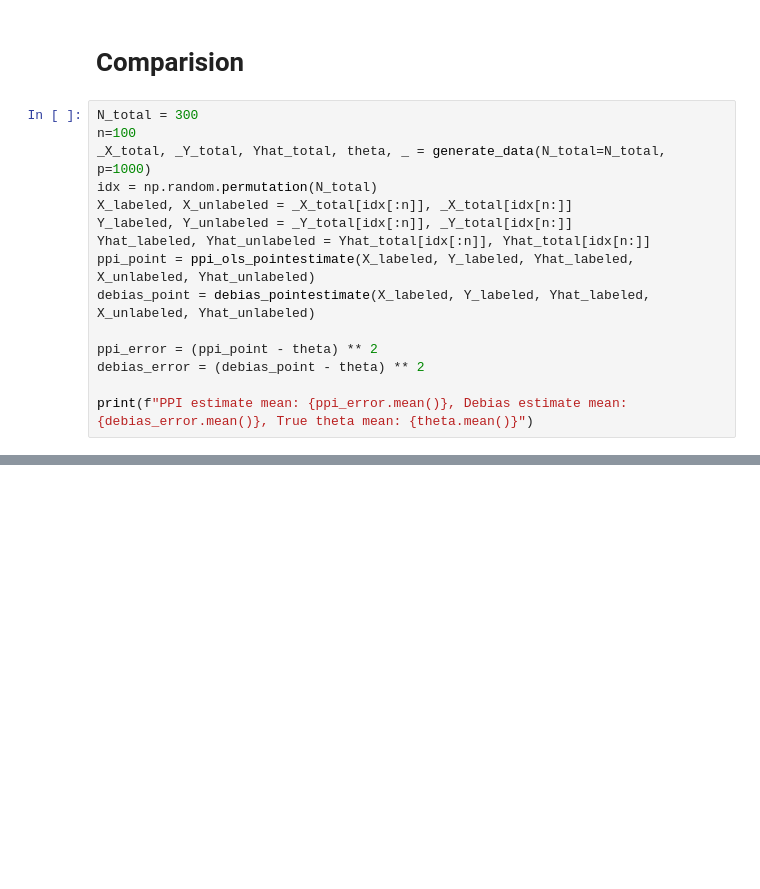
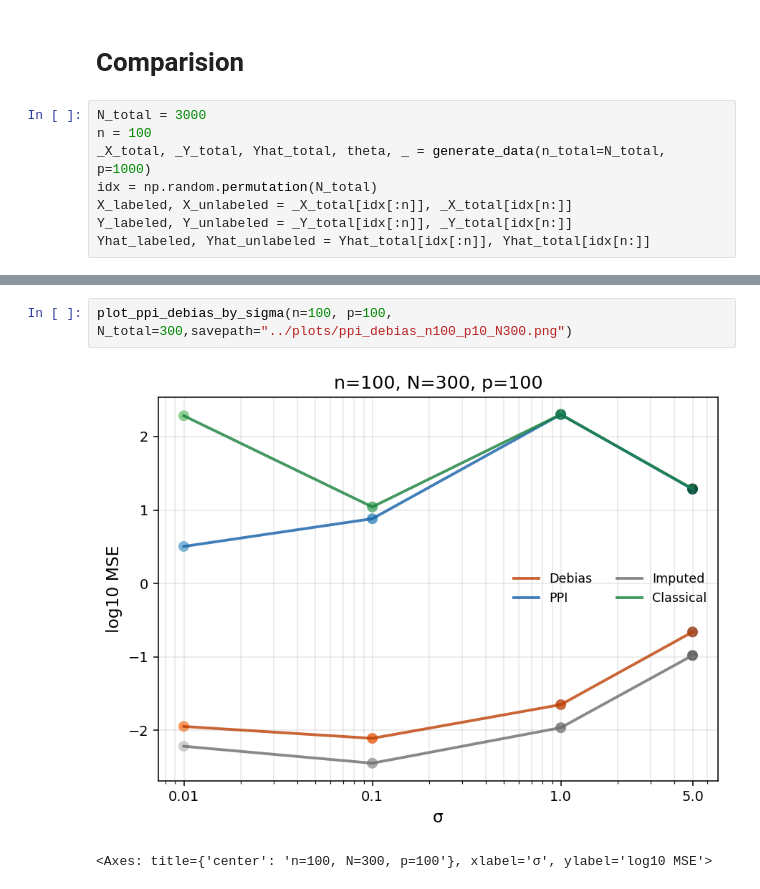
Before and after one commit to rosietao/ppi, a Jupyter notebook: examples/lr_rosie_0716_summary.ipynb, the cells around one changed output, grey strips where cells are left out. Drawn from its saved outputs; the diff is of its cells as text; blank space fills up the shorter version.

```diff
--- a/examples/lr_rosie_0716_summary.ipynb
+++ b/examples/lr_rosie_0716_summary.ipynb
@@ -504,17 +548,10 @@ n=100, p=1000, N=300
 # %% [markdown]
 # Comparision
 # %%
-N_total = 300
-n=100
-_X_total, _Y_total, Yhat_total, theta, _ = generate_data(N_total=N_total, p=1000)
+N_total = 3000
+n = 100
+_X_total, _Y_total, Yhat_total, theta, _ = generate_data(n_total=N_total, p=1000)
 idx = np.random.permutation(N_total)
 X_labeled, X_unlabeled = _X_total[idx[:n]], _X_total[idx[n:]]
 Y_labeled, Y_unlabeled = _Y_total[idx[:n]], _Y_total[idx[n:]]
 Yhat_labeled, Yhat_unlabeled = Yhat_total[idx[:n]], Yhat_total[idx[n:]]
-ppi_point = ppi_ols_pointestimate(X_labeled, Y_labeled, Yhat_labeled, X_unlabeled, Yhat_unlabeled)
-debias_point = debias_pointestimate(X_labeled, Y_labeled, Yhat_labeled, X_unlabeled, Yhat_unlabeled)
-
-ppi_error = (ppi_point - theta) ** 2
-debias_error = (debias_point - theta) ** 2
-
-print(f"PPI estimate mean: {ppi_error.mean()}, Debias estimate mean: {debias_error.mean()}, True theta mean: {theta.mean()}")
@@ -582,0 +868,5 @@ for sigma in [0.01, 0.1, 1.0, 5.0]:
+# %%
+plot_ppi_debias_by_sigma(n=100, p=100, N_total=300,savepath="../plots/ppi_debias_n100_p10_N300.png")
+# %% [output]
+[figure, added]
+<Axes: title={'center': 'n=100, N=300, p=100'}, xlabel='σ', ylabel='log10 MSE'>
```
Also changed, not shown: parts of 12 cells of this notebook.
